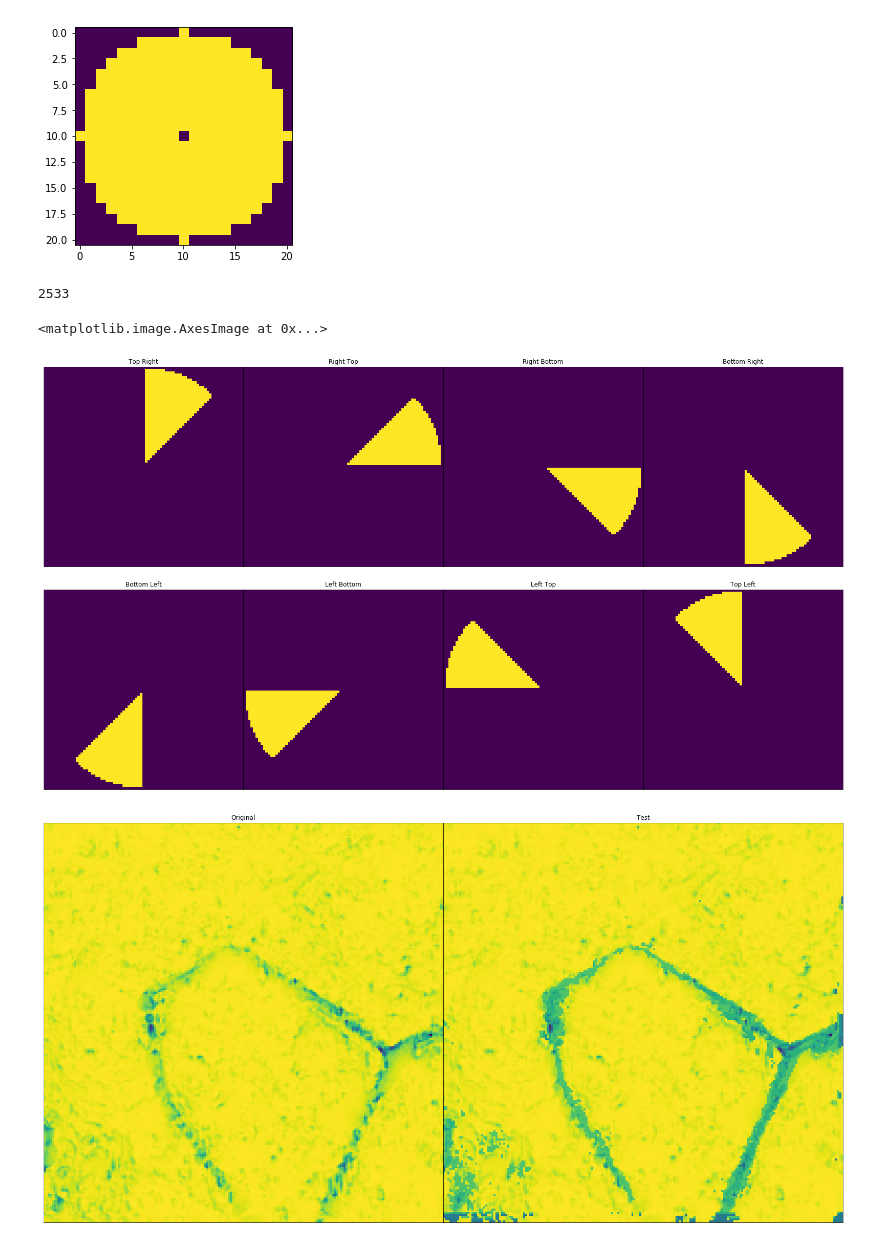
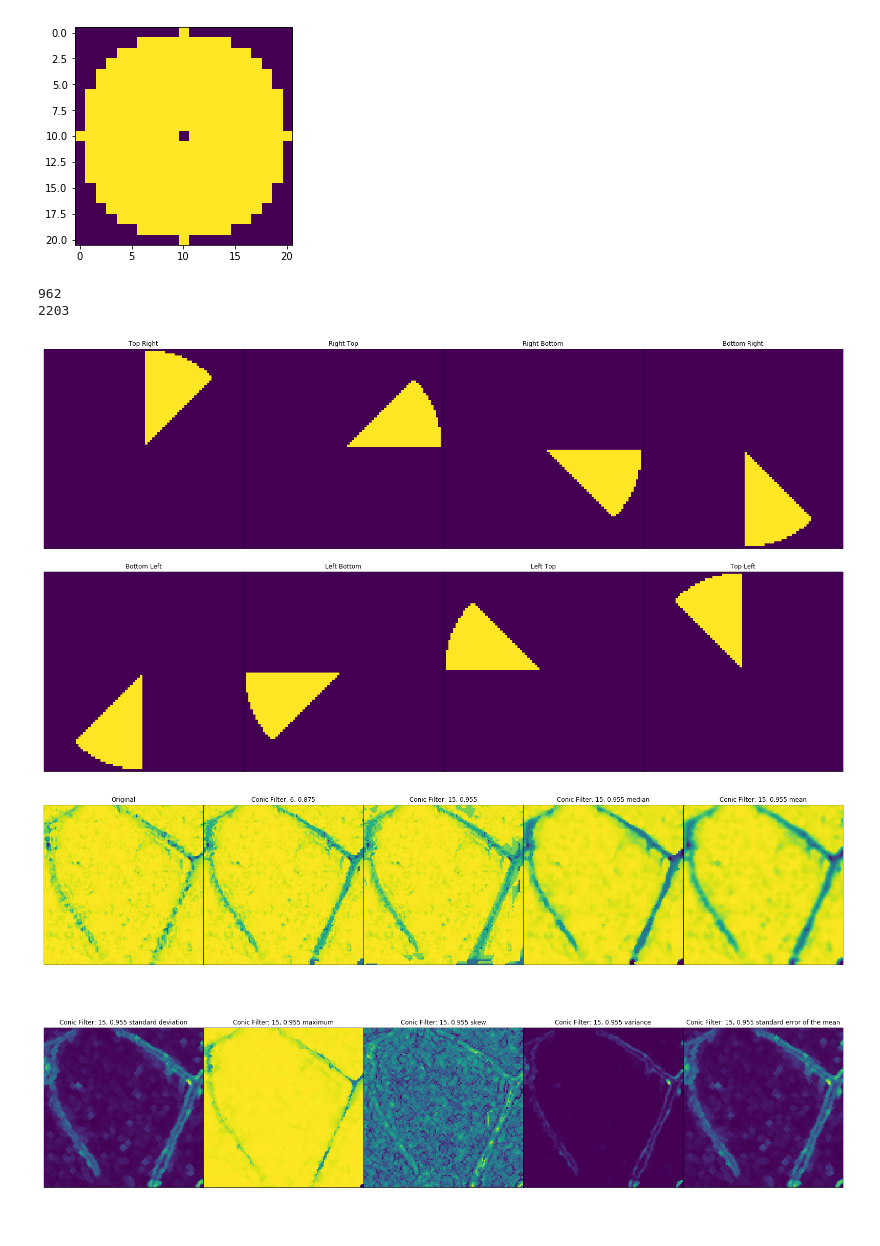
Before and after one commit to jonatan-flyckt/bachelors-thesis-playground, a Jupyter notebook: mask.ipynb, the cells around one changed output. Cells and saved outputs as stored; diff of their text form; code cells hidden in the pictures.

```diff
--- a/mask.ipynb
+++ b/mask.ipynb
@@ -66,7 +66,9 @@ for row in arr:
 #ax[7].imshow(gf(arr,ms.sem,footprint=mask))
 # %%
 #im = Image.open("croppedImage_skyview130x130.tif")
-im = Image.open("croppedImage_skyview200x200.tif")
+#im = Image.open("croppedImage_skyview200x200.tif")
+#im = Image.open("croppedImage_skyview400x400.tif")
+im = Image.open("croppedImage_skyview2500x2500.tif")
 arr = np.asarray(im)
 
 def create_conic_mask(radius, direction):
@@ -242,52 +244,61 @@ ax[7].imshow(create_conic_mask(40, 7))
 #for mask in masks:
 #    print(mask)
 
-newConicArr = conicMean(arr, 6, 0.8825)
+newConicArr = conicMean(arr, 6, 0.8725)
+
+newNewConicArr = conicMean(newConicArr, 15, 0.96)
 #count = 0
 #for row in arr:
 #    for pixel in row:
 #        if pixel < 0.95:
 #            count +=1
 #            print(pixel)
 #print("count:")
 #print(count)
 
+circ_mask = create_circular_mask(2)
+
 plt.figure(num=None, figsize=(28,16), facecolor='w', edgecolor='k')
-ax = [plt.subplot(2,5,i+1) for i in range(9)]
+ax = [plt.subplot(2,5,i+1) for i in range(10)]
 for a in ax:
     a.set_xticklabels([])
     a.set_yticklabels([])
     a.tick_params(bottom=False, left=False)
 plt.subplots_adjust(wspace=0,hspace=0)
 
 ax[0].title.set_text("Original")
 ax[0].imshow(arr)
 
-ax[1].title.set_text("Conic Filter")
+ax[1].title.set_text("Conic Filter: 6, 0.875")
 ax[1].imshow(newConicArr)
 
-ax[1].title.set_text("Median")
-ax[1].imshow(gf(arr,np.nanmedian,footprint=mask))
+ax[2].title.set_text("Conic Filter: 15, 0.955")
+ax[2].imshow(newNewConicArr)
 
-ax[2].title.set_text("Mean")
-ax[2].imshow(gf(arr,np.nanmean,footprint=mask))
+ax[3].title.set_text("Conic Filter: 15, 0.955 median")
+ax[3].imshow(gf(newConicArr,np.nanmedian,footprint=circ_mask))
 
-ax[3].title.set_text("Standard deviation")
-ax[3].imshow(gf(arr,np.nanstd,footprint=mask))
+ax[4].title.set_text("Conic Filter: 15, 0.955 mean")
+ax[4].imshow(gf(newConicArr,np.nanmean,footprint=circ_mask))
 
-ax[4].title.set_text("Maximum")
-ax[4].imshow(gf(arr,ms.tmax,footprint=mask))
+ax[5].title.set_text("Conic Filter: 15, 0.955 standard deviation")
+ax[5].imshow(gf(newConicArr,np.nanstd,footprint=circ_mask))
 
-ax[5].title.set_text("Skew")
-ax[5].imshow(gf(arr,ms.skew,footprint=mask))
+ax[6].title.set_text("Conic Filter: 15, 0.955 maximum")
+ax[6].imshow(gf(newConicArr,ms.tmax,footprint=circ_mask))
 
-ax[6].title.set_text("variance")
-ax[6].imshow(gf(arr,ms.trimmed_var,footprint=mask))
+ax[7].title.set_text("Conic Filter: 15, 0.955 skew")
+ax[7].imshow(gf(newConicArr,ms.skew,footprint=circ_mask))
 
-ax[7].title.set_text("Standard error of the mean")
-ax[7].imshow(gf(arr,ms.sem,footprint=mask))
+ax[8].title.set_text("Conic Filter: 15, 0.955 variance")
+ax[8].imshow(gf(newConicArr,ms.trimmed_var,footprint=circ_mask))
+
+ax[9].title.set_text("Conic Filter: 15, 0.955 standard error of the mean")
+ax[9].imshow(gf(newConicArr,ms.sem,footprint=circ_mask))
+
+plt.savefig('conic_test_130x130.eps', format='eps', dpi='figure')
 # %% [output]
-2533
+962
+2203
-<matplotlib.image.AxesImage at 0x...>
 [figure]
-[figure, old version]
+[figure, new version]
```
Also changed, not shown: 4 other files.
